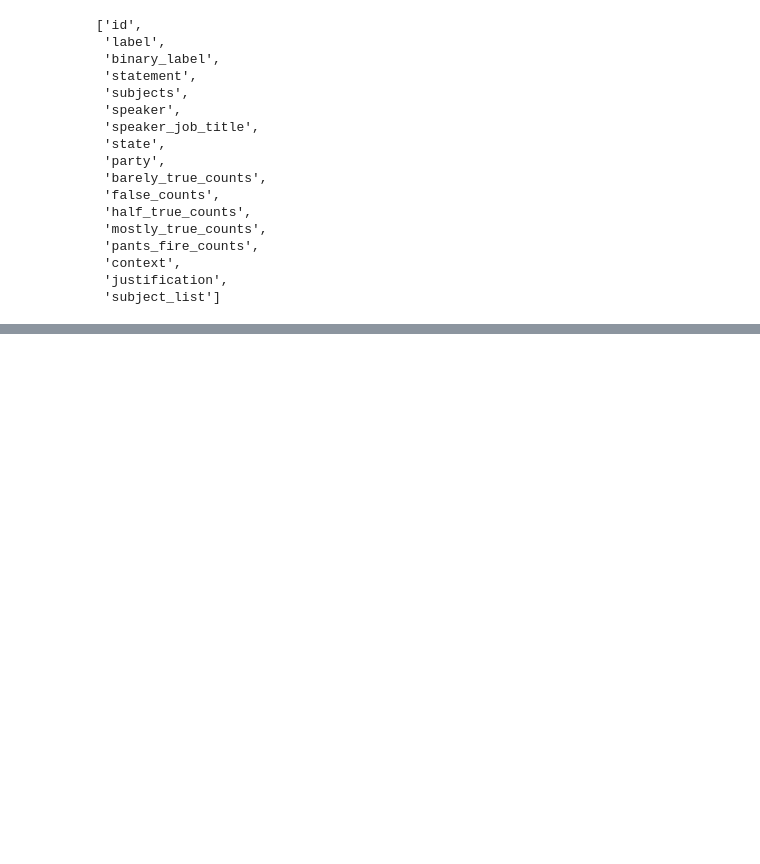
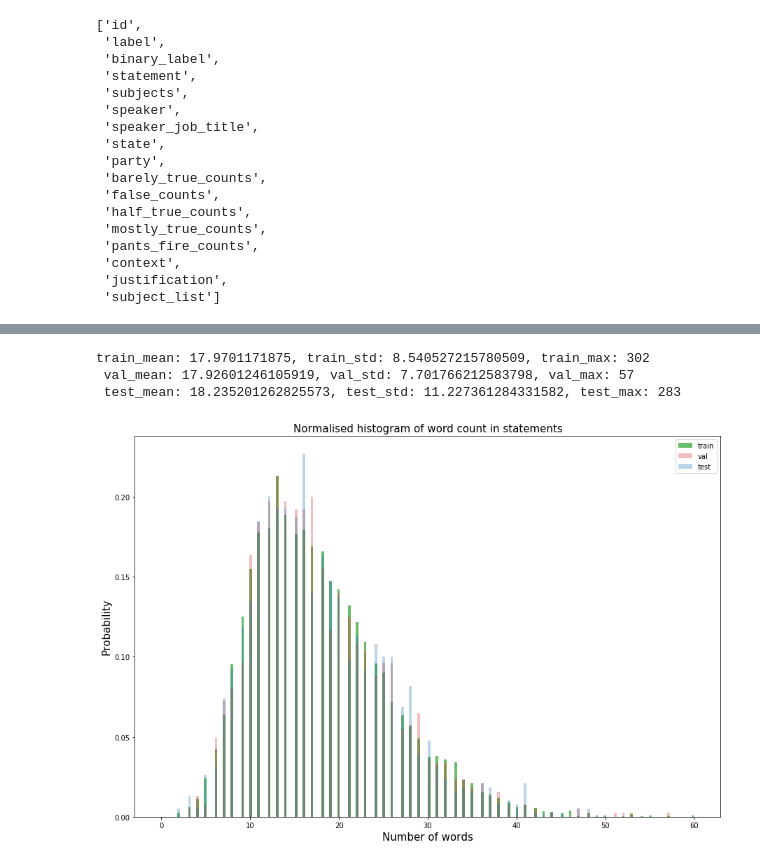
Before and after one commit to gowtham1997/Fake_News_Prediction, a Jupyter notebook: EDA_and_Data_Cleaning.ipynb, the cells around one changed output, grey strips where cells are left out. Saved outputs shown, nothing was run; the diff lists cells and outputs as text; code cells hidden in the pictures; blank space fills up the shorter version.

```diff
--- a/EDA_and_Data_Cleaning.ipynb
+++ b/EDA_and_Data_Cleaning.ipynb
@@ -643,0 +708,21 @@ train_df.head()
+# %%
+dist_train = train_statements.apply(lambda x: len(x.split(' ')))
+dist_val = val_statements.apply(lambda x: len(x.split(' ')))
+dist_test = test_statements.apply(lambda x: len(x.split(' ')))
+plt.figure(figsize=(15, 10))
+plt.hist(dist_train, bins=200, range=[0, 60], color=pal[2], density=True,alpha=0.7, label='train')
+plt.hist(dist_val, bins=200, range=[0, 60], color=pal[3], density=True,alpha=0.3, label='val')
+plt.hist(dist_test, bins=200, range=[0, 60], color=pal[0], density=True, alpha=0.3, label='test')
+plt.title('Normalised histogram of word count in statements', fontsize=15)
+plt.legend()
+plt.xlabel('Number of words', fontsize=15)
+plt.ylabel('Probability', fontsize=15)
+
+print(f'train_mean: {dist_train.mean()}, train_std: {dist_train.std()}, train_max: {dist_train.max()}\n',
+      f'val_mean: {dist_val.mean()}, val_std: {dist_val.std()}, val_max: {dist_val.max()}\n',
+      f'test_mean: {dist_test.mean()}, test_std: {dist_test.std()}, test_max: {dist_test.max()}')
+# %% [output]
+train_mean: 17.9701171875, train_std: 8.540527215780509, train_max: 302
+ val_mean: 17.92601246105919, val_std: 7.701766212583798, val_max: 57
+ test_mean: 18.235201262825573, test_std: 11.227361284331582, test_max: 283
+[figure, added]
```
Also changed, not shown: parts of 18 cells of this notebook, 8 other files.
